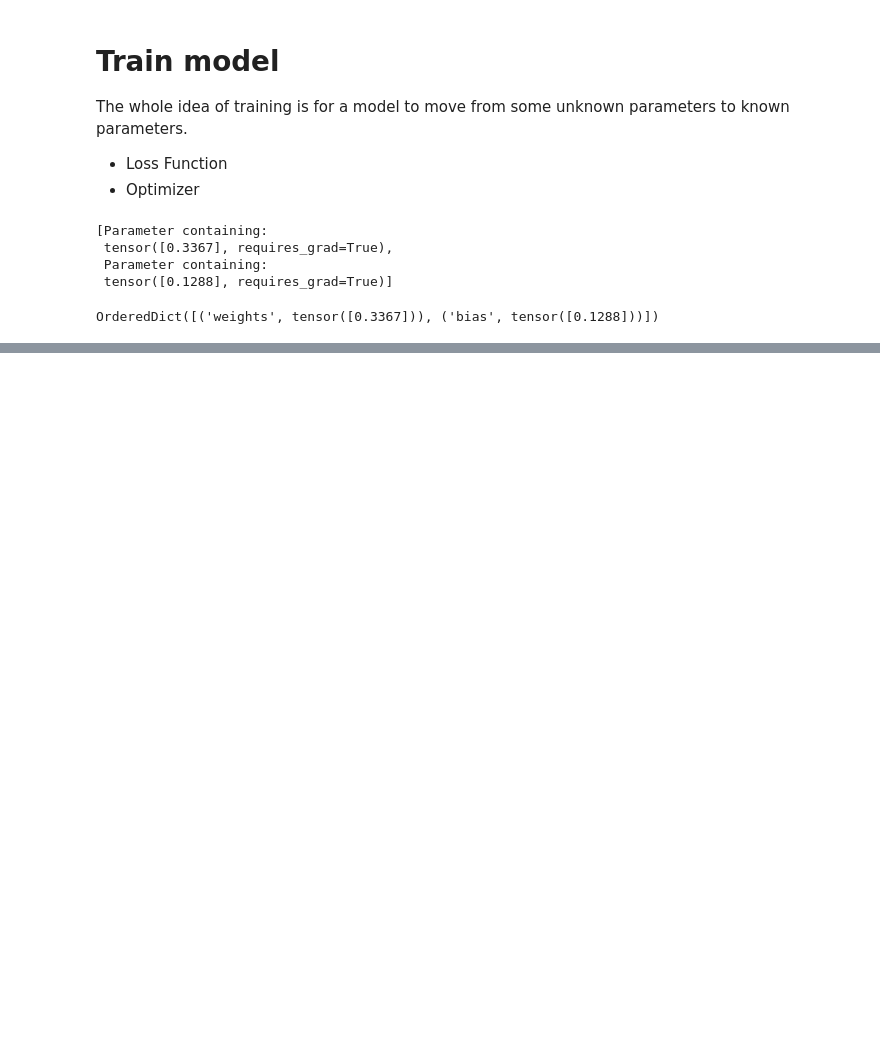
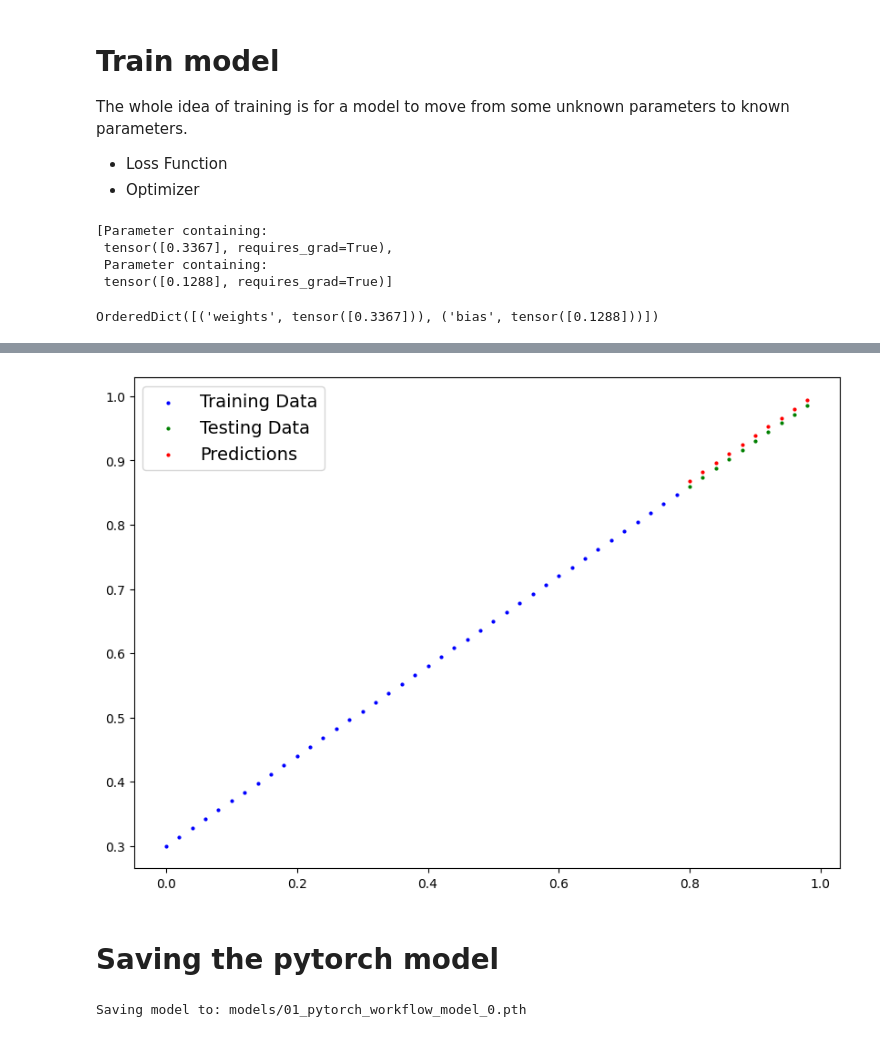
Before and after one commit to vishwajeetsinghrana8/Pytorch-Tutorial-Series-2024, a Jupyter notebook: 01_Pytoch_Model_Building_Workflow.ipynb, the cells around one changed output, grey strips where cells are left out. Cells and saved outputs as stored; diff of their text form; code cells hidden in the pictures; blank space fills up the shorter version.

```diff
--- a/01_Pytoch_Model_Building_Workflow.ipynb
+++ b/01_Pytoch_Model_Building_Workflow.ipynb
@@ -203,0 +274,3 @@ optimizer = torch.optim.SGD(params = model0.parameters(), lr=0.01)
+# %%
+with torch.inference_mode():
+  y_preds_new = model0(X_test)
@@ -203,0 +289,22 @@ optimizer = torch.optim.SGD(params = model0.parameters(), lr=0.01)
+# %%
+plot_predictions(predictions=y_preds_new)
+# %% [output]
+[figure, added]
+# %% [markdown]
+# Saving the pytorch model
+# %%
+from pathlib import Path
+
+# Creating a model folder
+MODEL_PATH = Path("models")
+MODEL_PATH.mkdir(parents=True, exist_ok=True)
+
+# Create a model and save path
+MODEL_NAME = "01_pytorch_workflow_model_0.pth"
+MODEL_SAVE_PATH = MODEL_PATH / MODEL_NAME
+
+# Save the model in state dict
+print(f"Saving model to: {MODEL_SAVE_PATH}")
+torch.save(obj=model0.state_dict(), f=MODEL_SAVE_PATH)
+# %% [output]
+Saving model to: models/01_pytorch_workflow_model_0.pth
```
Also changed, not shown: parts of 43 cells of this notebook.
